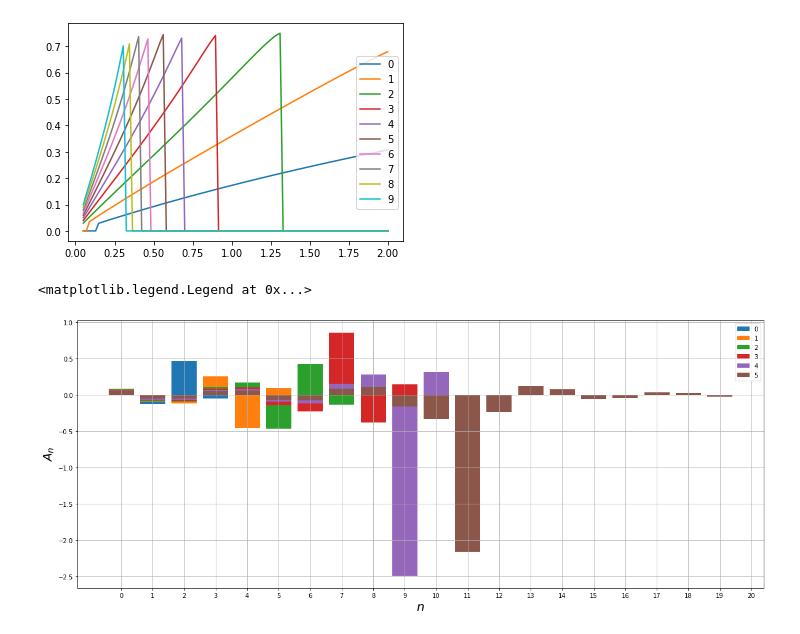
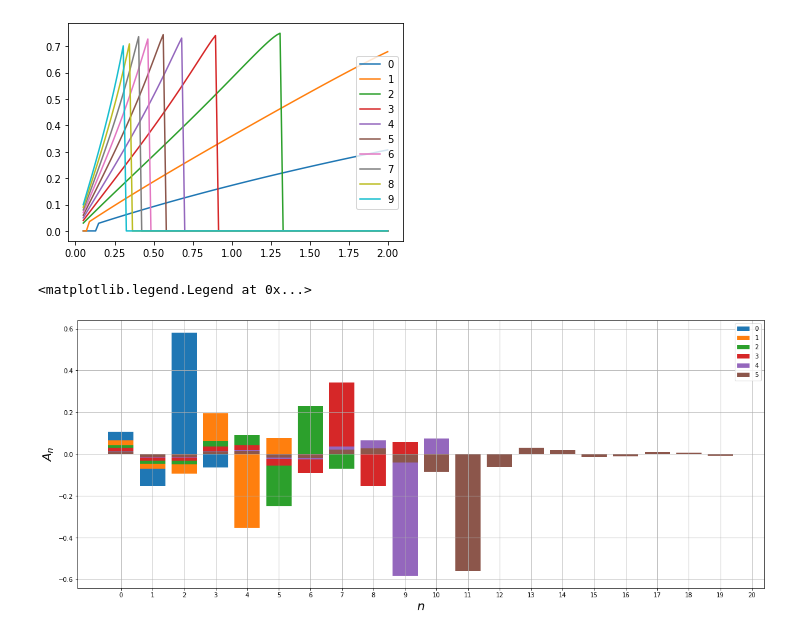
Before and after one commit to Semyonov-as/Python_Modelling, a Jupyter notebook: discussion_14_12_22/index.ipynb, the cells around one changed output. Saved outputs shown, nothing was run; the diff lists cells and outputs as text; code cells hidden in the pictures.

```diff
--- a/discussion_14_12_22/index.ipynb
+++ b/discussion_14_12_22/index.ipynb
@@ -98,18 +98,19 @@ plt.legend()
 # %%
 lam = 0.5
 betas = [icme.sol_mode_eq(lam, mode='TE', N=i) for i in range(6)]
 ns = [i for i in range(20)]
 plt.figure(figsize=(20, 8))
 
 for i, b in enumerate(betas):
-    tmp = [icme.A_n(n, lam,  b, i) for n in ns]
+    tmp = np.array([icme.A_n(n, lam,  b, i) for n in ns])
+    tmp = tmp/np.abs(tmp).sum()
     plt.bar(ns, tmp, label=i)
 
 plt.ylabel('$A_n$', size=20)
 plt.xlabel('$n$', size=20)
 plt.xticks([i for i in range(0, 21)], [i for i in range(0, 21)])
 plt.grid()
 plt.legend()
 # %% [output]
 <matplotlib.legend.Legend at 0x...>
-[figure, old version]
+[figure, new version]
```
